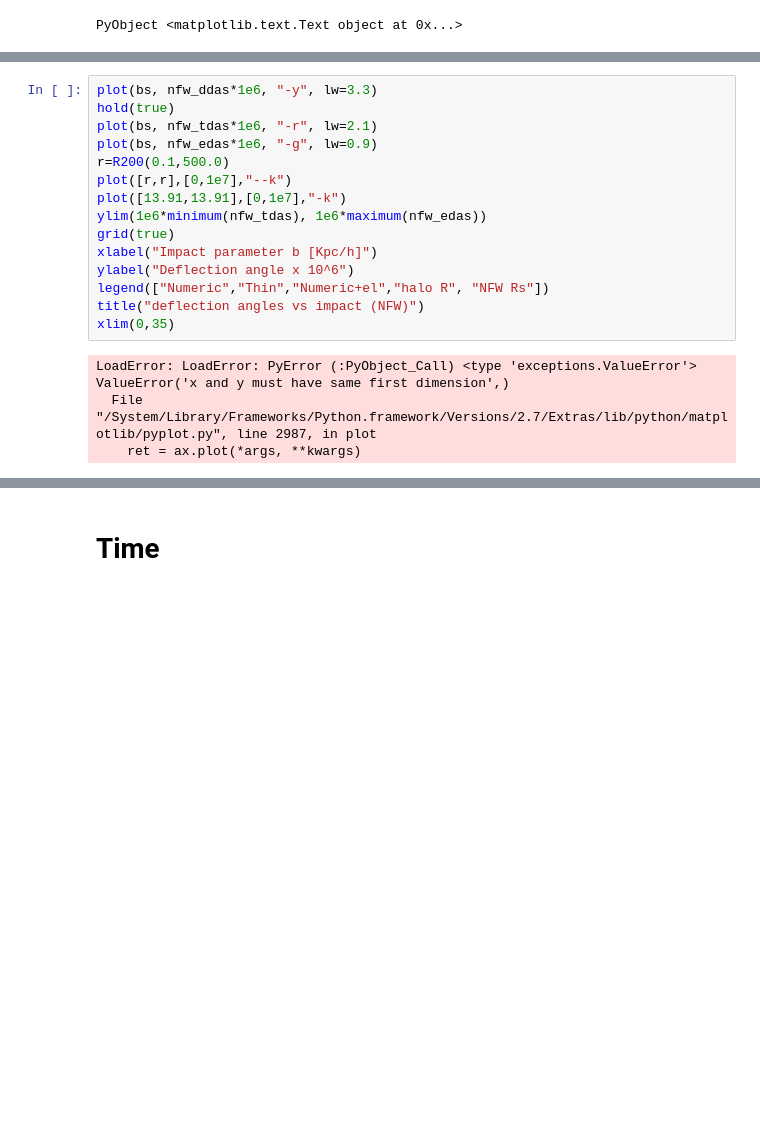
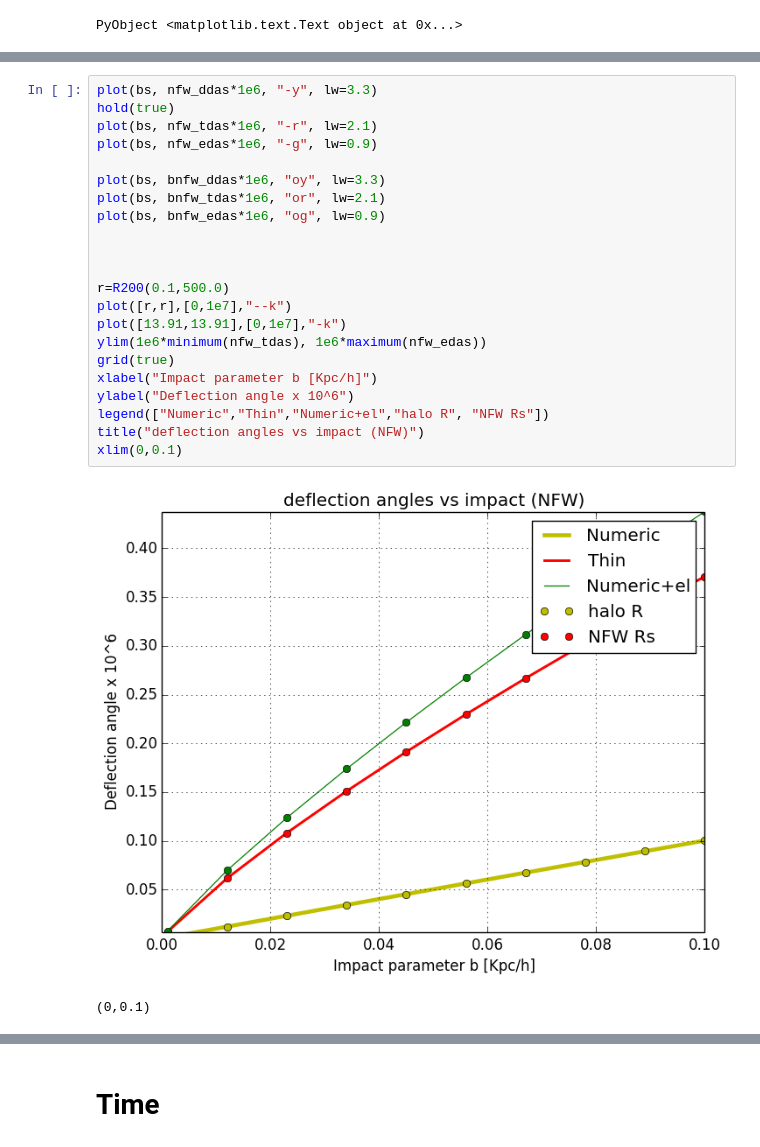
Before and after one commit to skariel/Lensing, a Jupyter notebook: BASELINE.ipynb, the cells around one changed output, grey strips where cells are left out. Saved outputs shown, nothing was run; the diff lists cells and outputs as text; blank space fills up the shorter version.

```diff
--- a/BASELINE.ipynb
+++ b/BASELINE.ipynb
@@ -209,23 +172,28 @@ end;
 # %%
 plot(bs, nfw_ddas*1e6, "-y", lw=3.3)
 hold(true)
 plot(bs, nfw_tdas*1e6, "-r", lw=2.1)
 plot(bs, nfw_edas*1e6, "-g", lw=0.9)
+
+plot(bs, bnfw_ddas*1e6, "oy", lw=3.3)
+plot(bs, bnfw_tdas*1e6, "or", lw=2.1)
+plot(bs, bnfw_edas*1e6, "og", lw=0.9)
+
+
+
 r=R200(0.1,500.0)
 plot([r,r],[0,1e7],"--k")
 plot([13.91,13.91],[0,1e7],"-k")
 ylim(1e6*minimum(nfw_tdas), 1e6*maximum(nfw_edas))
 grid(true)
 xlabel("Impact parameter b [Kpc/h]")
 ylabel("Deflection angle x 10^6")
 legend(["Numeric","Thin","Numeric+el","halo R", "NFW Rs"])
 title("deflection angles vs impact (NFW)")
-xlim(0,35)
+xlim(0,0.1)
 # %% [output]
+[figure, added]
-LoadError: LoadError: PyError (:PyObject_Call) <type 'exceptions.ValueError'>
-ValueError('x and y must have same first dimension',)
-  File "/System/Library/Frameworks/Python.framework/Versions/2.7/Extras/lib/python/matplotlib/pyplot.py", line 2987, in plot
-    ret = ax.plot(*args, **kwargs)
+(0,0.1)
 # %%
 plot(bs, nfw_edas./nfw_tdas,"-b")
 hold(true)
```
Also changed, not shown: parts of 7 cells of this notebook, 2 other files.
